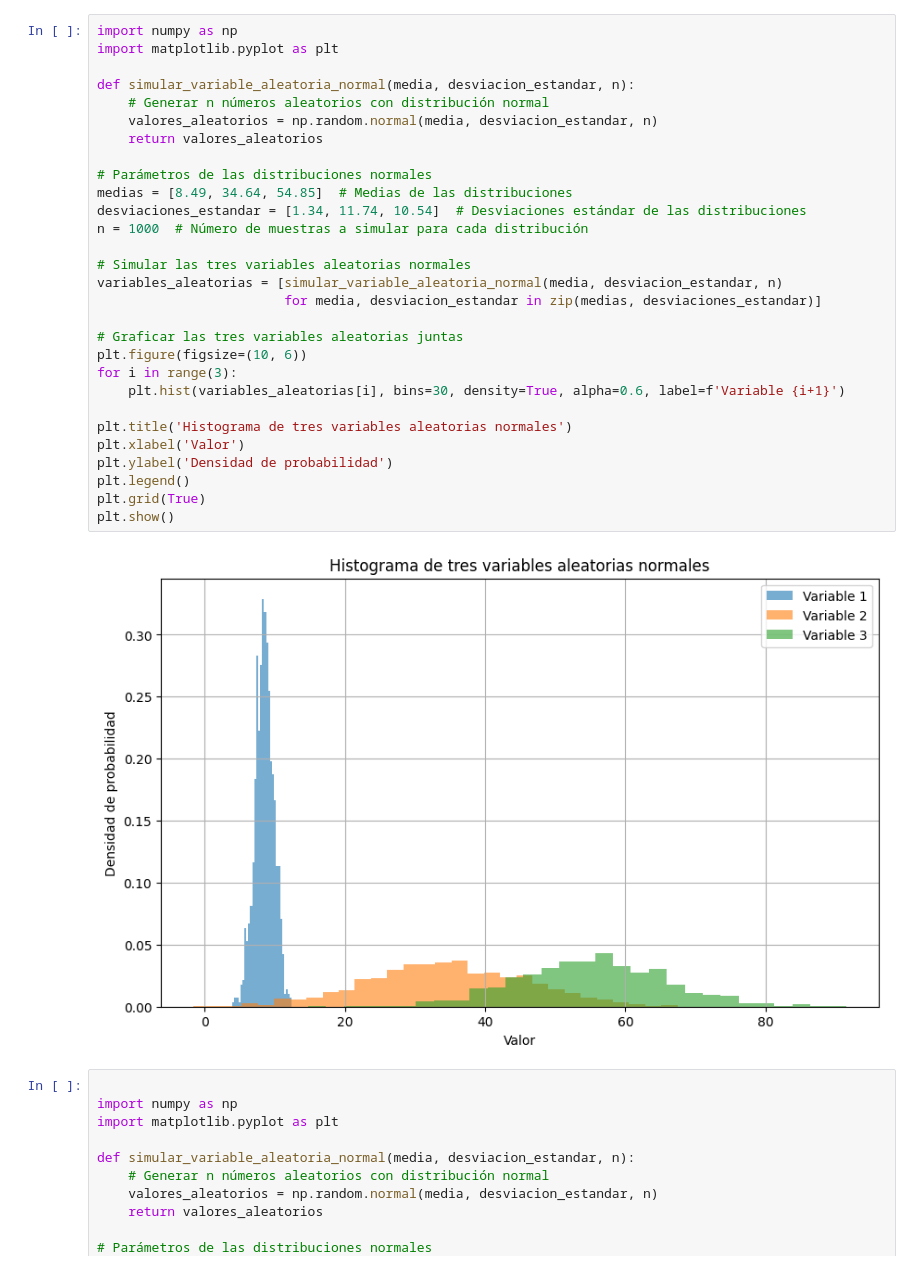
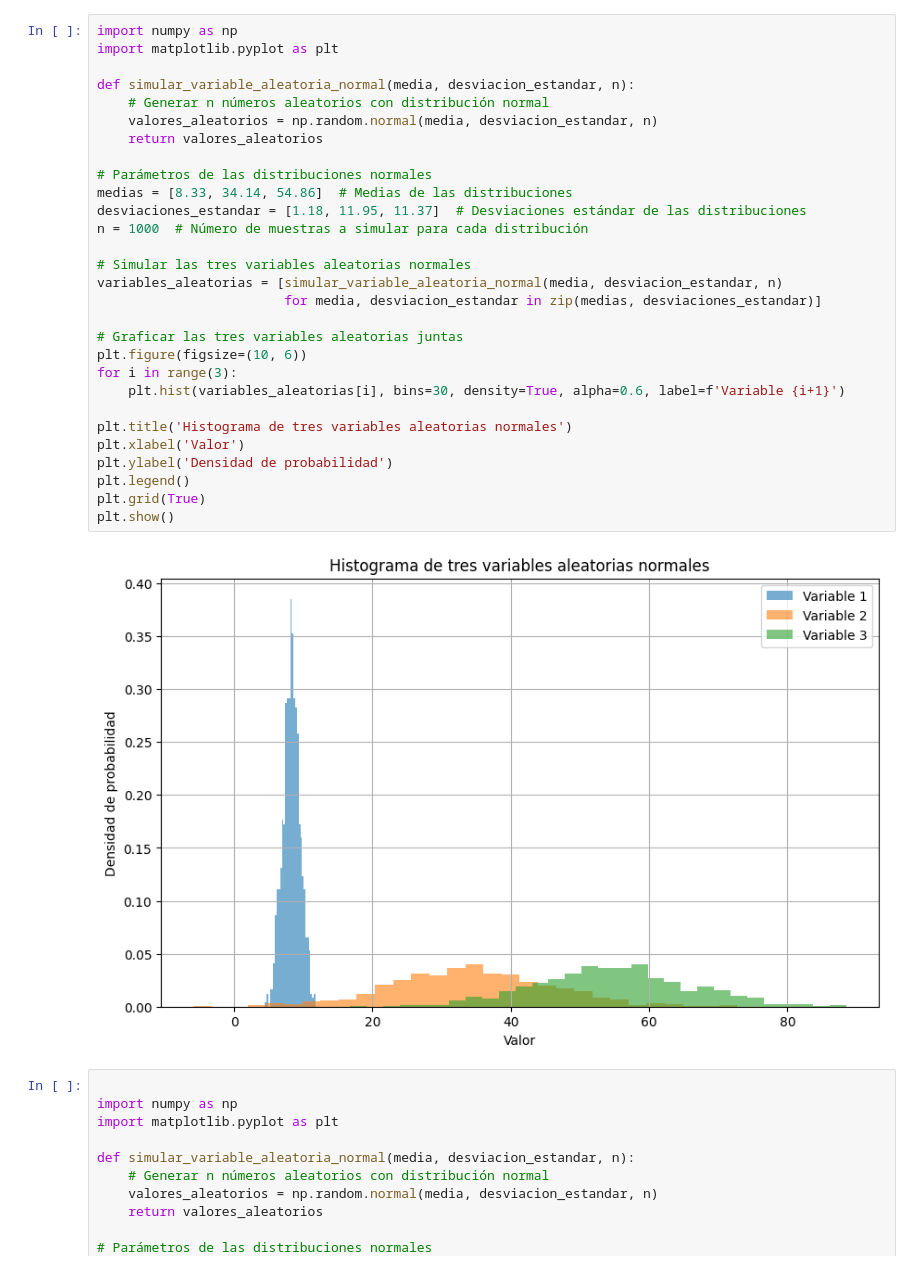
Before and after one commit to Carmodann1311/IA_Calidadypreparacion, a Jupyter notebook: tarea_izquierdo.ipynb, the cells around one changed output. Cells and saved outputs as stored; diff of their text form.

```diff
--- a/tarea_izquierdo.ipynb
+++ b/tarea_izquierdo.ipynb
@@ -68,34 +34,34 @@ df.describe()
 # %%
 import numpy as np
 import matplotlib.pyplot as plt
 
 def simular_variable_aleatoria_normal(media, desviacion_estandar, n):
     # Generar n números aleatorios con distribución normal
     valores_aleatorios = np.random.normal(media, desviacion_estandar, n)
     return valores_aleatorios
 
 # Parámetros de las distribuciones normales
-medias = [8.49, 34.64, 54.85]  # Medias de las distribuciones
-desviaciones_estandar = [1.34, 11.74, 10.54]  # Desviaciones estándar de las distribuciones
+medias = [8.33, 34.14, 54.86]  # Medias de las distribuciones
+desviaciones_estandar = [1.18, 11.95, 11.37]  # Desviaciones estándar de las distribuciones
 n = 1000  # Número de muestras a simular para cada distribución
 
 # Simular las tres variables aleatorias normales
 variables_aleatorias = [simular_variable_aleatoria_normal(media, desviacion_estandar, n)
                         for media, desviacion_estandar in zip(medias, desviaciones_estandar)]
 
 # Graficar las tres variables aleatorias juntas
 plt.figure(figsize=(10, 6))
 for i in range(3):
     plt.hist(variables_aleatorias[i], bins=30, density=True, alpha=0.6, label=f'Variable {i+1}')
 
 plt.title('Histograma de tres variables aleatorias normales')
 plt.xlabel('Valor')
 plt.ylabel('Densidad de probabilidad')
 plt.legend()
 plt.grid(True)
 plt.show()
 # %% [output]
-[figure, old version]
+[figure, new version]
 # %%
 
 import numpy as np
```
Also changed, not shown: parts of 6 cells of this notebook.
